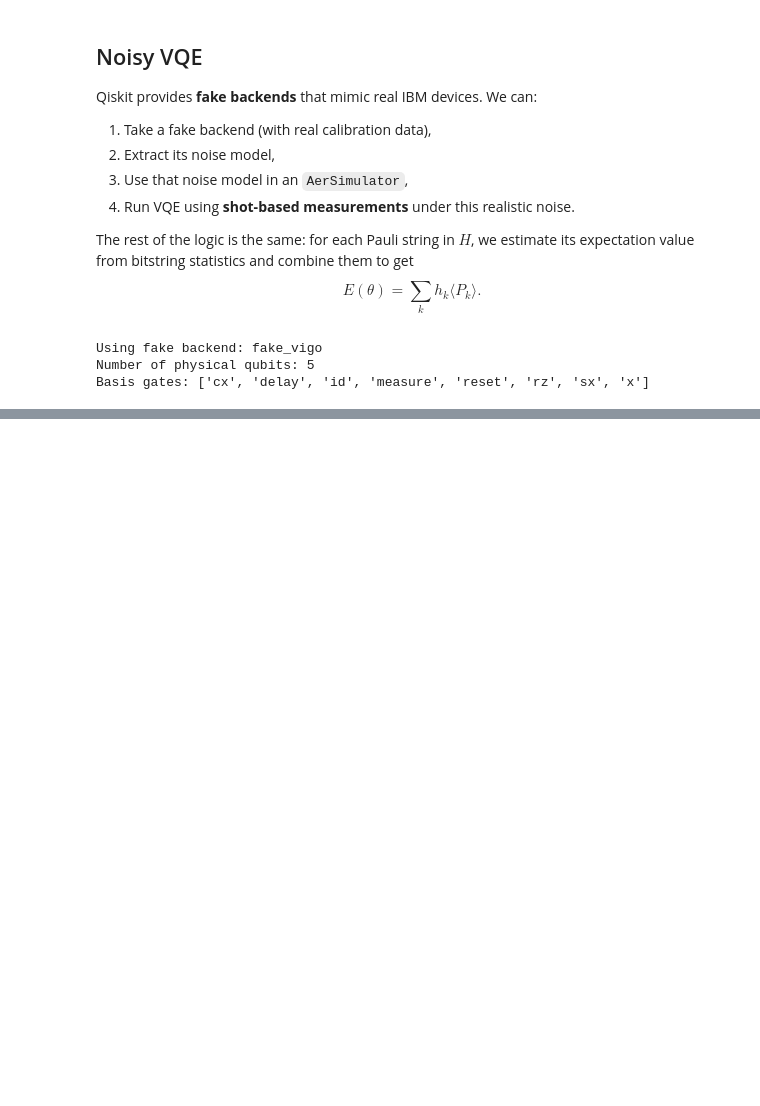
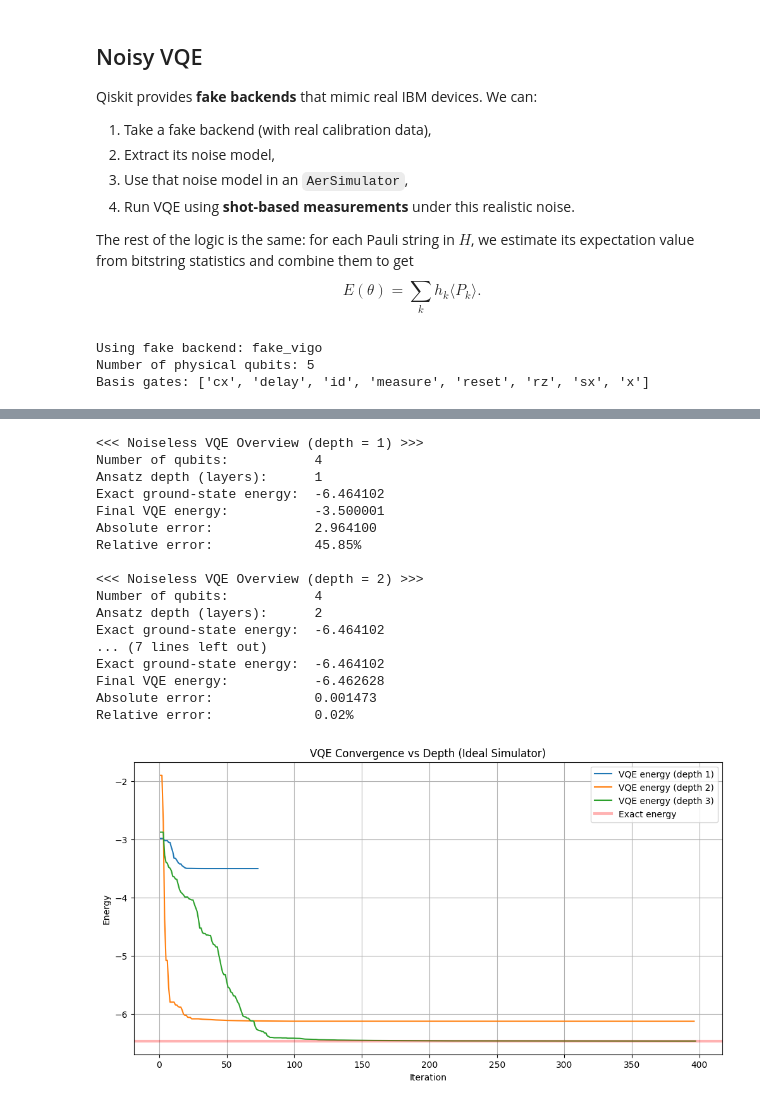
Before and after one commit to misha-ir/quantum-simulation-and-noise-analysis, a Jupyter notebook: phase_three.ipynb, the cells around one changed output, grey strips where cells are left out. Drawn from its saved outputs; the diff is of its cells as text; code cells hidden in the pictures; blank space fills up the shorter version.

```diff
--- a/phase_three.ipynb
+++ b/phase_three.ipynb
@@ -474,0 +734,63 @@ Basis gates: ['cx', 'delay', 'id', 'measure', 'reset', 'rz', 'sx', 'x']
+# %%
+depths = [1, 2, 3]
+
+energy_histories = {}
+final_energies = {}
+
+for d in depths:
+    opt_res_ideal, energy_history, E_vqe_final = run_noiseless_vqe(depth=d)
+    energy_histories[d] = energy_history
+    final_energies[d] = E_vqe_final
+
+    print(f"\n<<< Noiseless VQE Overview (depth = {d}) >>>")
+    print(f"Number of qubits:           {NUM_QUBITS}")
+    print(f"Ansatz depth (layers):      {d}")
+    print(f"Exact ground-state energy:  {E_exact:.6f}")
+    print(f"Final VQE energy:           {E_vqe_final:.6f}")
+
+    abs_err = abs(E_vqe_final - E_exact)
+    print(f"Absolute error:             {abs_err:.6f}")
+
+    if abs(E_exact) > 1e-8:
+        rel_err = abs_err / abs(E_exact)
+    else:
+        rel_err = 0.0
+
+    print(f"Relative error:             {100 * rel_err:.2f}%")
+
+
+
+
+plt.figure(figsize=(12, 6))
+
+for d in depths:
+    hist = energy_histories[d]
+    iters = range(1, len(hist) + 1)
+    plt.plot(iters, hist, label=f"VQE energy (depth {d})")
+
+plt.axhline(E_exact, color="red", alpha=0.3, linewidth=3, label="Exact energy")
+plt.xlabel("Iteration")
+plt.ylabel("Energy")
+plt.title("VQE Convergence vs Depth (Ideal Simulator)")
+plt.legend()
+plt.grid(True)
+plt.show()
+# %% [output]
+<<< Noiseless VQE Overview (depth = 1) >>>
+Number of qubits:           4
+Ansatz depth (layers):      1
+Exact ground-state energy:  -6.464102
+Final VQE energy:           -3.500001
+Absolute error:             2.964100
+Relative error:             45.85%
+
+<<< Noiseless VQE Overview (depth = 2) >>>
+Number of qubits:           4
+Ansatz depth (layers):      2
+Exact ground-state energy:  -6.464102
+... (7 lines left out)
+Exact ground-state energy:  -6.464102
+Final VQE energy:           -6.462628
+Absolute error:             0.001473
+Relative error:             0.02%
+[figure, added]
```
Also changed, not shown: parts of 14 cells of this notebook, 2 other files.
